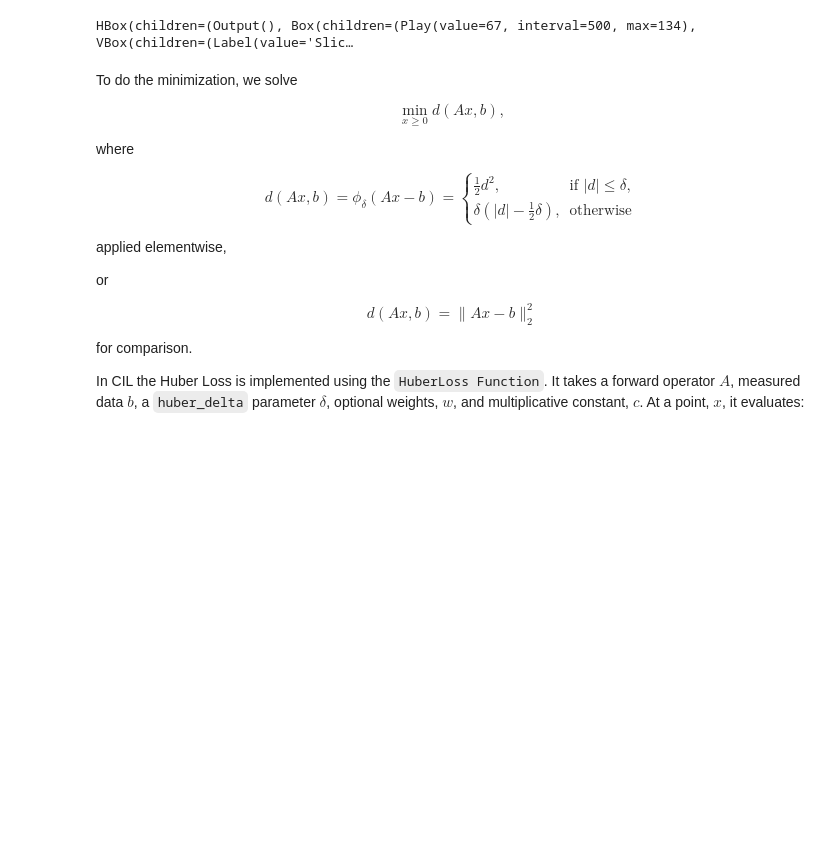
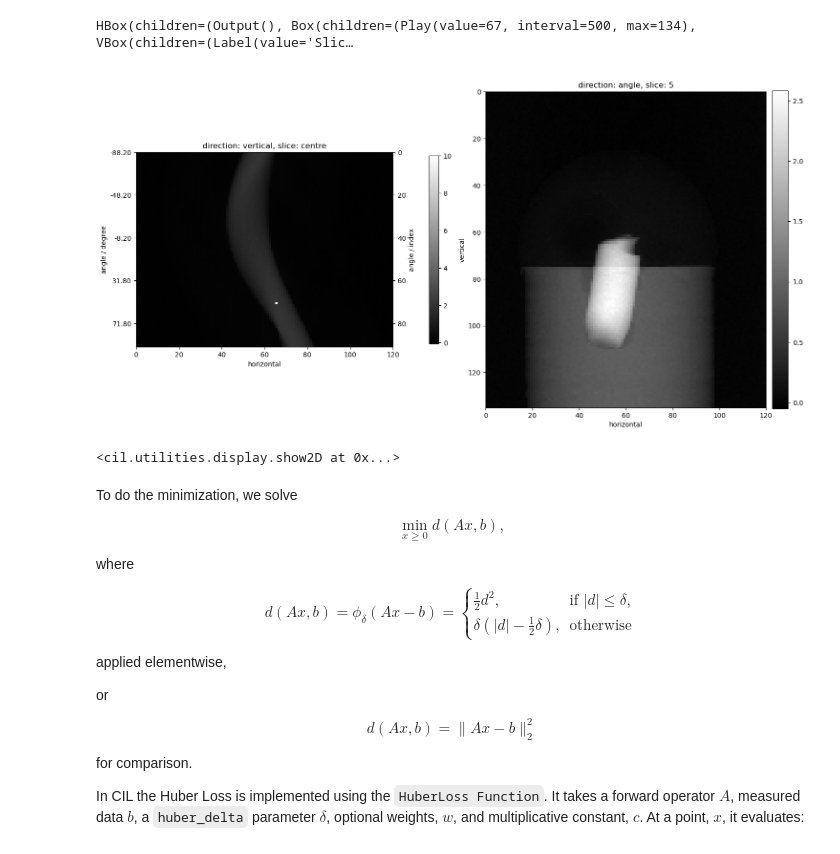
Before and after one commit to TomographicImaging/CIL-User-Showcase, a Jupyter notebook: 018_huber_loss/Huber_loss_example.ipynb, the cells around one changed output. Saved outputs shown, nothing was run; the diff lists cells and outputs as text; code cells hidden in the pictures; blank space fills up the shorter version.

```diff
--- a/018_huber_loss/Huber_loss_example.ipynb
+++ b/018_huber_loss/Huber_loss_example.ipynb
@@ -106,6 +108,11 @@ A = ProjectionOperator(ig, ag, device="gpu")
 islicer(data)
 # %% [output]
 HBox(children=(Output(), Box(children=(Play(value=67, interval=500, max=134), VBox(children=(Label(value='Slic…
+# %%
+show2D(data, slice_list=[('vertical', 'centre'), ('angle', 5)], origin='upper-left')
+# %% [output]
+[figure, added]
+<cil.utilities.display.show2D at 0x...>
 # %% [markdown]
 To do the minimization, we solve
 
```
Also changed, not shown: parts of 3 cells of this notebook.
